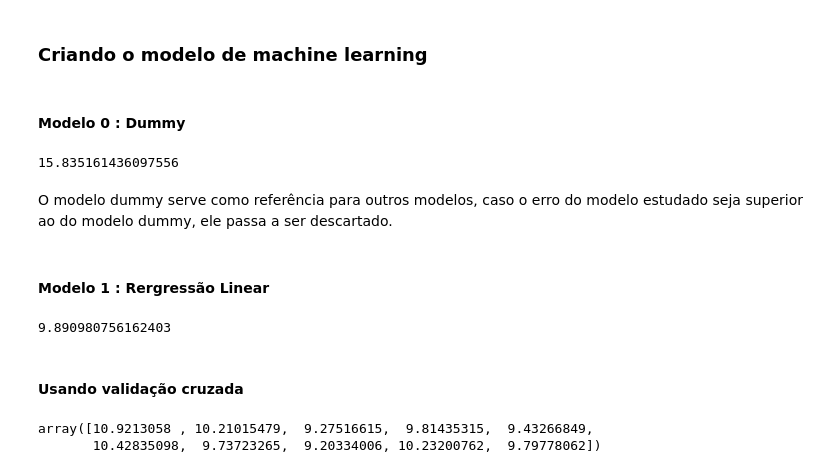
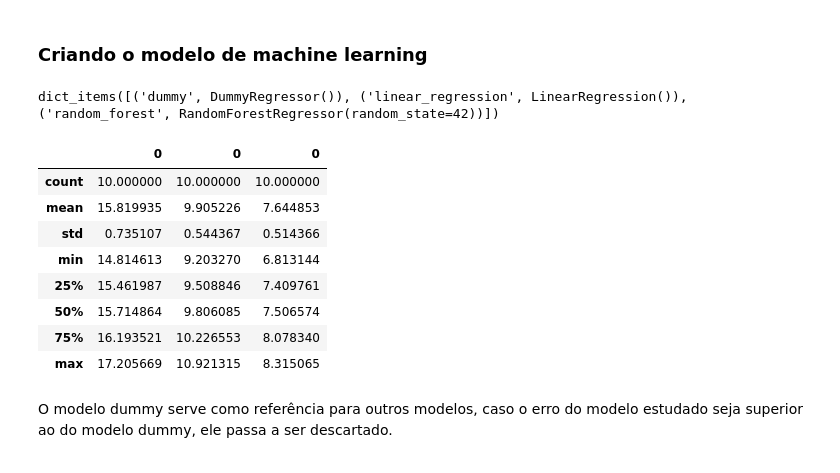
Before and after one commit to danilomiyatake/Brazil-Public-Dataset-Olist, a Jupyter notebook: frete.ipynb, the cells around one changed output. Cells and saved outputs as stored; diff of their text form; code cells hidden in the pictures.

Commit message:
updating models

```diff
--- a/frete.ipynb
+++ b/frete.ipynb
@@ -441,18 +443,3 @@ frete_preprocessado.shape
 (90120, 111)
 # %% [markdown]
 ### Criando o modelo de machine learning
-# %% [markdown]
-#### Modelo 0 : Dummy
-# %%
-from sklearn.dummy import DummyRegressor
-from sklearn.metrics import mean_squared_error
-
-dummy = make_pipeline(preprocessing, DummyRegressor())
-dummy.fit(X_train, y_train)
-
-y_pred_dummy = dummy.predict(X_train)
-
-dummy_mse = mean_squared_error(y_train, y_pred_dummy, squared=False)
-dummy_mse
-# %% [output]
-15.835161436097556
@@ -459,26 +452,34 @@ dummy_mse
+# %%
+# Modelos a serem testados:
+
+models = {'dummy': DummyRegressor(),
+          'linear_regression': LinearRegression(),
+          'random_forest': RandomForestRegressor(random_state=42)}
+# %%
+models.items()
+# %% [output]
+dict_items([('dummy', DummyRegressor()), ('linear_regression', LinearRegression()), ('random_forest', RandomForestRegressor(random_state=42))])
+# %%
+desc = pd.DataFrame()
+
+for name, model in models.items():
+    modelo = make_pipeline(preprocessing, model)
+    modelo.fit(X_train, y_train)
+
+    cross_val_lr = -cross_val_score(modelo, X_train, y_train, scoring="neg_root_mean_squared_error", cv=10)
+
+    desc = pd.concat([desc, pd.Series(cross_val_lr).describe()], axis=1)
+
+desc
+# %% [output]
+|  | 0 | 0 | 0 |
+| count | 10.000000 | 10.000000 | 10.000000 |
+| mean | 15.819935 | 9.905226 | 7.644853 |
+| std | 0.735107 | 0.544367 | 0.514366 |
+| min | 14.814613 | 9.203270 | 6.813144 |
+| 25% | 15.461987 | 9.508846 | 7.409761 |
+| 50% | 15.714864 | 9.806085 | 7.506574 |
+| 75% | 16.193521 | 10.226553 | 8.078340 |
+| max | 17.205669 | 10.921315 | 8.315065 |
 # %% [markdown]
 O modelo dummy serve como referência para outros modelos, caso o erro do modelo estudado seja superior ao do modelo dummy, ele passa a ser descartado.
-# %% [markdown]
-#### Modelo 1 : Rergressão Linear
-# %%
-from sklearn.linear_model import LinearRegression
-
-lin_reg = make_pipeline(preprocessing, LinearRegression())
-lin_reg.fit(X_train, y_train)
-
-y_pred_lr = lin_reg.predict(X_train)
-
-lin_reg_mse = mean_squared_error(y_train, y_pred_lr, squared=False)
-lin_reg_mse
-# %% [output]
-9.890980756162403
-# %% [markdown]
-#### Usando validação cruzada
-# %%
-from sklearn.model_selection import cross_val_score
-
-cross_val_lr = -cross_val_score(lin_reg, X_train, y_train, scoring="neg_root_mean_squared_error", cv=10)
-cross_val_lr
-# %% [output]
-array([10.9213058 , 10.21015479,  9.27516615,  9.81435315,  9.43266849,
-       10.42835098,  9.73723265,  9.20334006, 10.23200762,  9.79778062])
```
Also changed, not shown: parts of 11 cells of this notebook.
